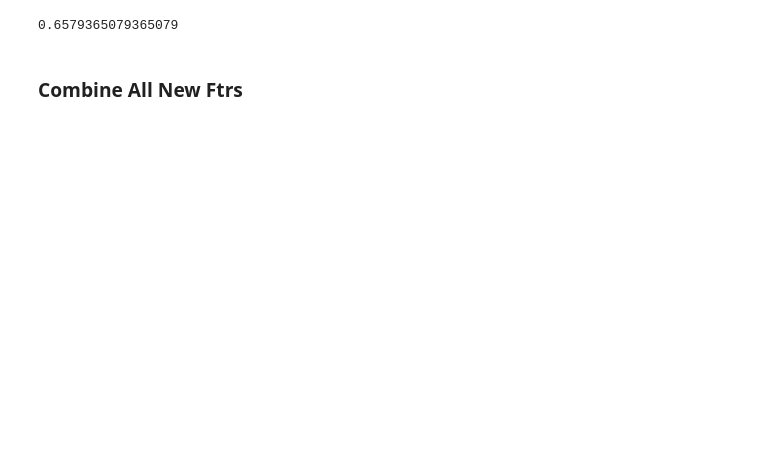
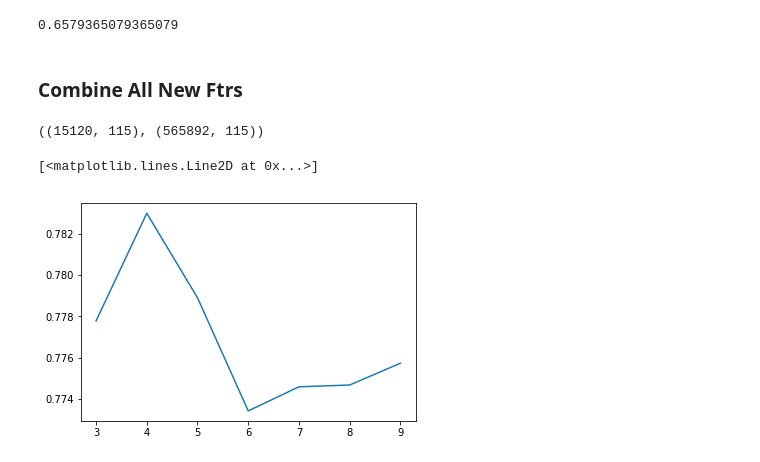
Before and after one commit to rshap91/forest_cover, a Jupyter notebook: Feature_Engineering.ipynb, the cells around one changed output. Drawn from its saved outputs; the diff is of its cells as text; code cells hidden in the pictures; blank space fills up the shorter version.

```diff
--- a/Feature_Engineering.ipynb
+++ b/Feature_Engineering.ipynb
@@ -281,7 +278,7 @@ class NaiveBayesClf():
         if self.gaus_locs:
             gprobs = self.gnb.predict_proba(new_data[:,self.gaus_locs])
             all_probs.append(gprobs)
-        all_probs = np.asarray(all_p)
+        all_probs = np.asarray(all_probs)
         final_probs = all_probs.mean(0)
 
         return final_probs
@@ -302,6 +299,6 @@ nbc.fit(xtrain_scaled_df, train[target_col])
 nb_train = nbc.predict(xtrain_scaled_df.values)
 nb_test = nbc.predict(xtest_scaled_df.values)
 
-nb_train_df = pd.DataFrame(nb_train, columns = ['nb_prob_'+str(i) for i in range(nb_probs.shape[1])])
-nb_test_df = pd.DataFrame(nb_test, columns = ['nb_prob_'+str(i) for i in range(nb_probs.shape[1])])
+nb_train_df = pd.DataFrame(nb_train, columns = ['nb_prob_'+str(i) for i in range(nb_train.shape[1])])
+nb_test_df = pd.DataFrame(nb_test, columns = ['nb_prob_'+str(i) for i in range(nb_test.shape[1])])
 # %%
@@ -314,26 +311,26 @@ metrics.accuracy_score(ytrain.values, probs.argmax(1)+1)
 all_train_ftrs = [
     xtrain_scaled_df,
     km_train_df,
-    db_train_df,
+#     db_train_df,
     svd_train_df,
     pca_train_df,
     km_svd_train_df,
     km_pca_train_df,
-    db_svd_train_df,
-    db_pca_train_df,
+#     db_svd_train_df,
+#     db_pca_train_df,
     nb_train_df
 ]
 
 all_test_ftrs = [
-    xtest_scaled_df
+    xtest_scaled_df,
     km_test_df,
-    db_test_df,
+#     db_test_df,
     svd_test_df,
     pca_test_df,
     km_svd_test_df,
     km_pca_test_df,
-    db_svd_test_df,
-    db_pca_test_df,
+#     db_svd_test_df,
+#     db_pca_test_df,
     nb_test_df
 ]
 
@@ -341,6 +338,15 @@ all_train_df = pd.concat(all_train_ftrs, axis=1)
 all_test_df = pd.concat(all_test_ftrs, axis=1)
 
 all_train_df.shape, all_test_df.shape
+# %% [output]
+((15120, 115), (565892, 115))
 # %%
 all_train_df.to_csv('all_train_df.csv', index=False)
 all_test_df.to_csv('all_test_df.csv', index=False)
+# %%
+l = LGBMClassifier()
+# %%
+cvs = []
+for c in range(3, 10):
+    acc = np.mean(cross_val_score(l, all_train_df, ytrain, cv = c, scoring='accuracy'))
+    cvs.append(acc)
@@ -346,0 +356,5 @@ all_test_df.to_csv('all_test_df.csv', index=False)
+# %%
+plt.plot(range(3,10),cvs)
+# %% [output]
+[<matplotlib.lines.Line2D at 0x...>]
+[figure, added]
```
Also changed, not shown: parts of 12 cells of this notebook.
